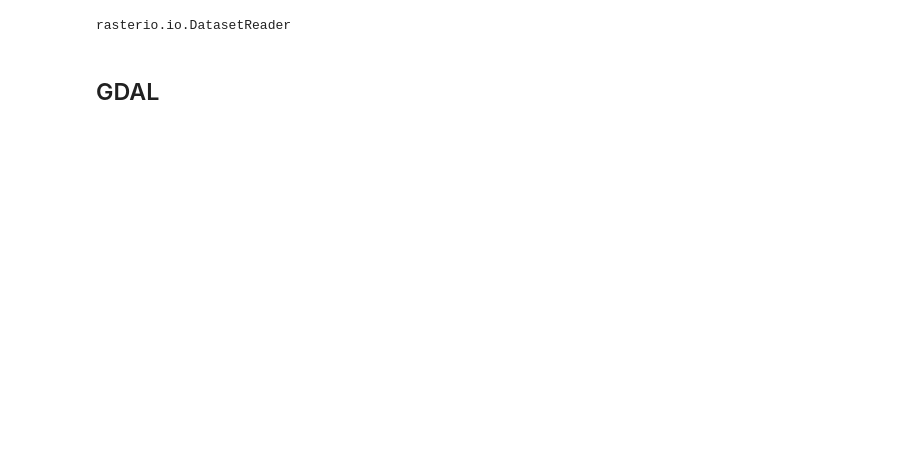
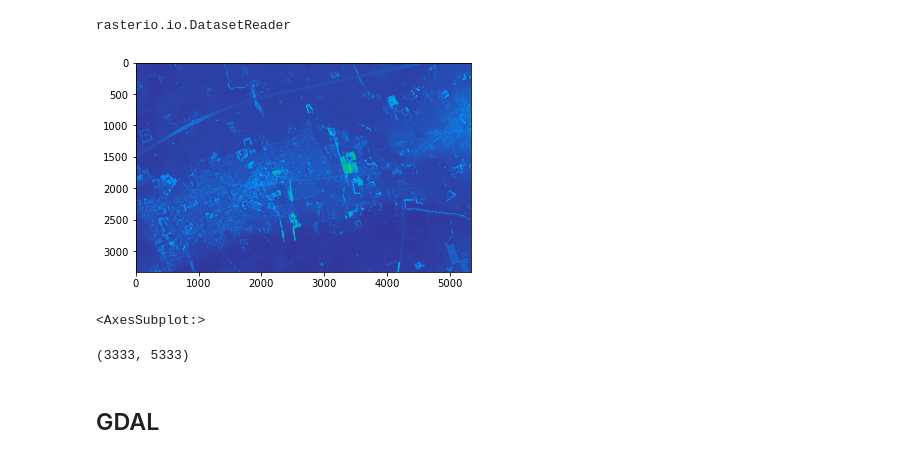
Before and after one commit to Maarten-Vandaele/Maarten_3DHouseProject, a Jupyter notebook: Maarten_3DhouseProject.ipynb, the cells around one changed output. Drawn from its saved outputs; the diff is of its cells as text; code cells hidden in the pictures; blank space fills up the shorter version.

```diff
--- a/Maarten_3DhouseProject.ipynb
+++ b/Maarten_3DhouseProject.ipynb
@@ -66,8 +68,20 @@ type(data12)
 # %% [output]
 rasterio.io.DatasetReader
-# %%
-with rasterio.open(data12) as src:
-    w = src.read(1, window=Window(0, 0, 512, 256))
+# %%
+import rasterio
+width = 32000  #columns
+height = 20000 #rows
+with rasterio.open("./assets/DHMVIIDSMRAS1m_k12.tif") as src:
+    w = src.read(1, window=Window(width/2, height/2, width/6, height/6))
+
+rasterio.plot.show(w,cmap='terrain')
+# %% [output]
+[figure, added]
+<AxesSubplot:>
+# %%
+w.shape
+# %% [output]
+(3333, 5333)
 # %%
 # data5 = rasterio.open(tiff5)
 
```
Also changed, not shown: parts of 10 cells of this notebook, 1 other file.
